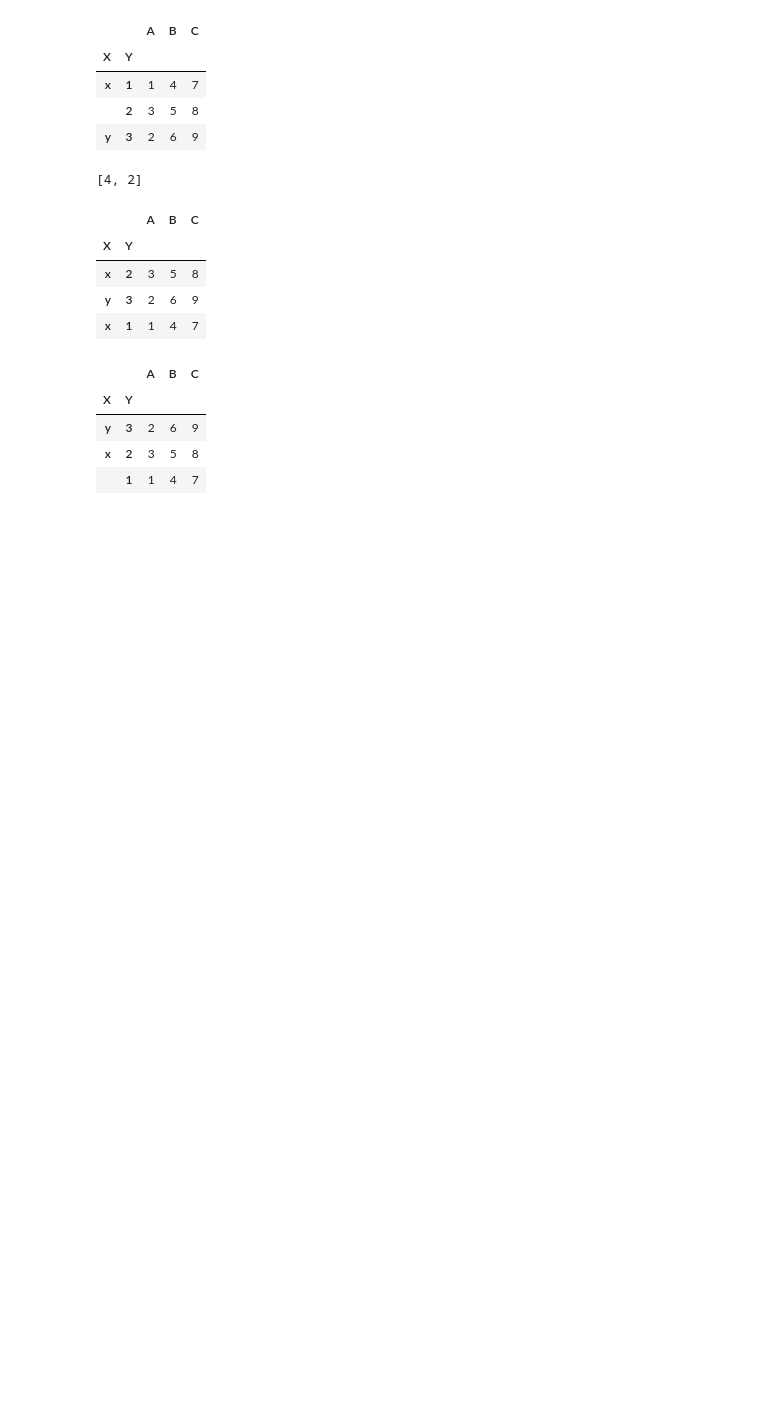
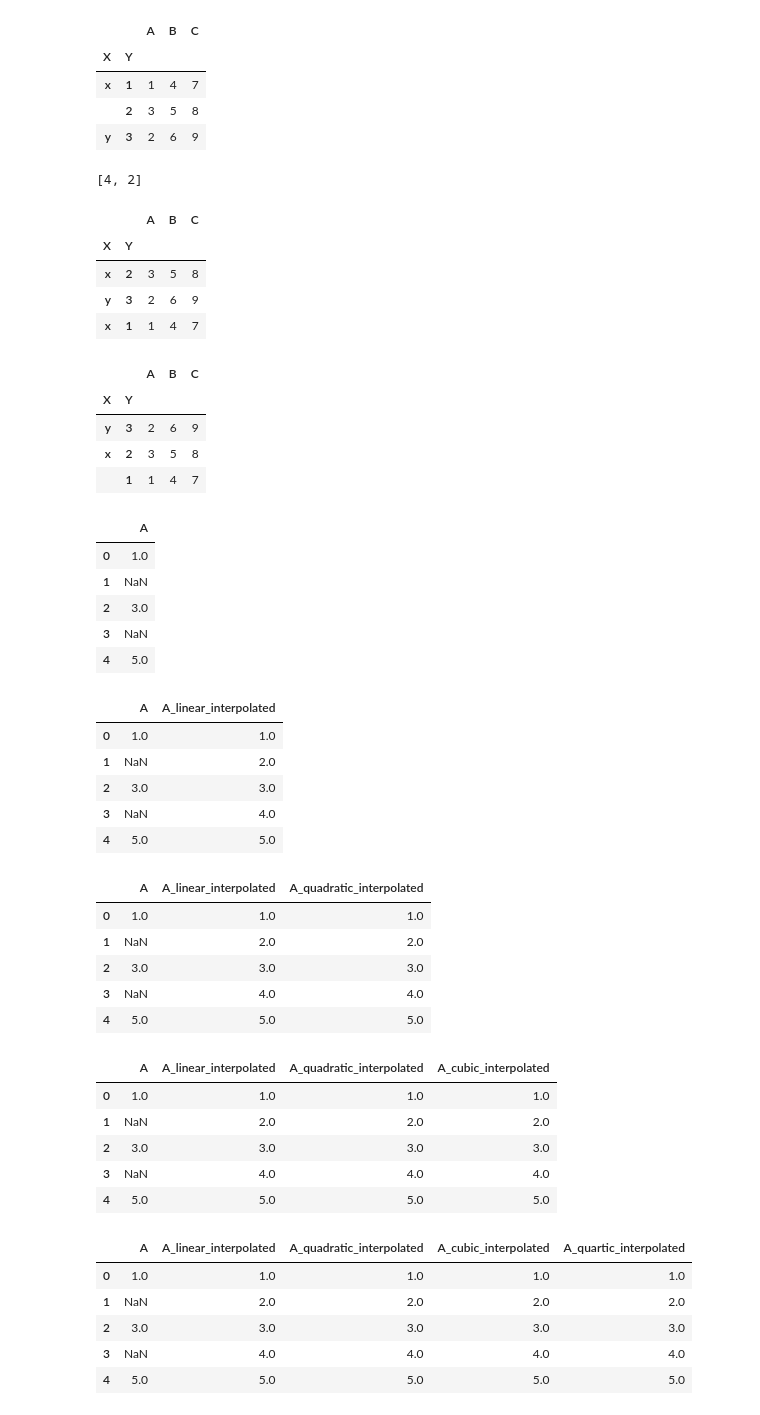
Before and after one commit to h3nng/pythonProject4, a Jupyter notebook: 2.ipynb, the cells around one changed output. Saved outputs shown, nothing was run; the diff lists cells and outputs as text; code cells hidden in the pictures; blank space fills up the shorter version.

```diff
--- a/2.ipynb
+++ b/2.ipynb
@@ -34,3 +34,57 @@ display(df)
 | y | 3 | 2 | 6 | 9 |
 | x | 2 | 3 | 5 | 8 |
 |  | 1 | 1 | 4 | 7 |
+# %%
+import pandas as pd
+import numpy as np
+
+data = {'A': [1, np.nan, 3, np.nan, 5]}
+df = pd.DataFrame(data)
+display(df)
+
+# 线性插值
+df['A_linear_interpolated'] = df['A'].interpolate()
+display(df)
+
+# 二次插值
+df['A_quadratic_interpolated'] = df['A'].interpolate(order=2)
+display(df)
+
+# 三次插值
+df['A_cubic_interpolated'] = df['A'].interpolate(order=3)
+display(df)
+
+# 四次插值
+df['A_quartic_interpolated'] = df['A'].interpolate(order=4)
+display(df)
+# %% [output]
+|  | A |
+| 0 | 1.0 |
+| 1 | NaN |
+| 2 | 3.0 |
+| 3 | NaN |
+| 4 | 5.0 |
+|  | A | A_linear_interpolated |
+| 0 | 1.0 | 1.0 |
+| 1 | NaN | 2.0 |
+| 2 | 3.0 | 3.0 |
+| 3 | NaN | 4.0 |
+| 4 | 5.0 | 5.0 |
+|  | A | A_linear_interpolated | A_quadratic_interpolated |
+| 0 | 1.0 | 1.0 | 1.0 |
+| 1 | NaN | 2.0 | 2.0 |
+| 2 | 3.0 | 3.0 | 3.0 |
+| 3 | NaN | 4.0 | 4.0 |
+| 4 | 5.0 | 5.0 | 5.0 |
+|  | A | A_linear_interpolated | A_quadratic_interpolated | A_cubic_interpolated |
+| 0 | 1.0 | 1.0 | 1.0 | 1.0 |
+| 1 | NaN | 2.0 | 2.0 | 2.0 |
+| 2 | 3.0 | 3.0 | 3.0 | 3.0 |
+| 3 | NaN | 4.0 | 4.0 | 4.0 |
+| 4 | 5.0 | 5.0 | 5.0 | 5.0 |
+|  | A | A_linear_interpolated | A_quadratic_interpolated | A_cubic_interpolated | A_quartic_interpolated |
+| 0 | 1.0 | 1.0 | 1.0 | 1.0 | 1.0 |
+| 1 | NaN | 2.0 | 2.0 | 2.0 | 2.0 |
+| 2 | 3.0 | 3.0 | 3.0 | 3.0 | 3.0 |
+| 3 | NaN | 4.0 | 4.0 | 4.0 | 4.0 |
+| 4 | 5.0 | 5.0 | 5.0 | 5.0 | 5.0 |
```
Also changed, not shown: parts of 1 cell of this notebook, 1 other file.
